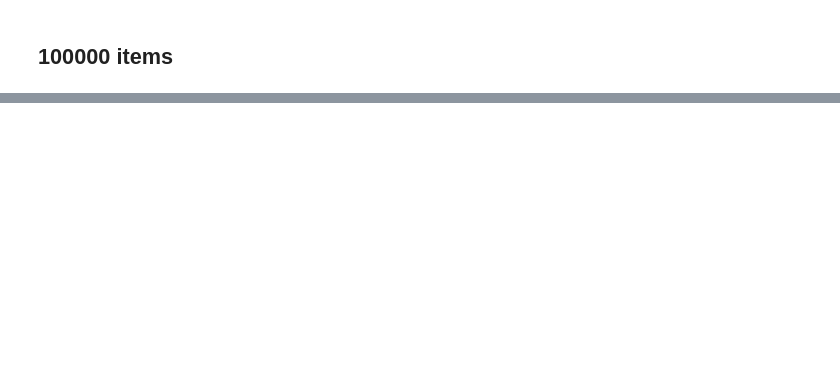
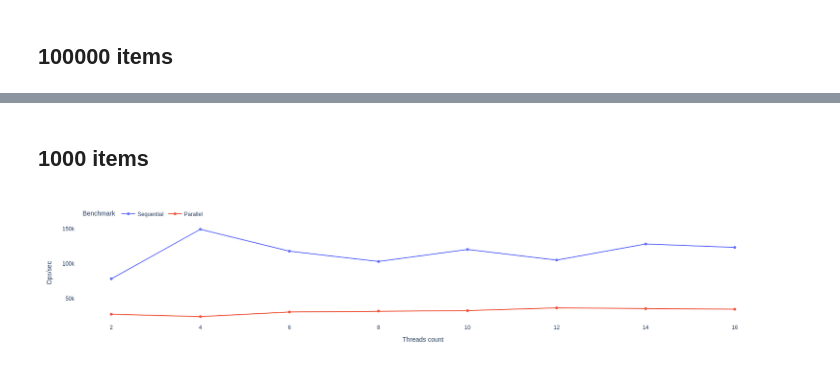
Before and after one commit to daniellas/speed-of-stream, a Jupyter notebook: jupyterlab/results_pops.ipynb, the cells around one changed output, grey strips where cells are left out. Saved outputs shown, nothing was run; the diff lists cells and outputs as text; code cells hidden in the pictures; blank space fills up the shorter version.

```diff
--- a/jupyterlab/results_pops.ipynb
+++ b/jupyterlab/results_pops.ipynb
@@ -79,0 +134,11 @@ chart
+# %%
+benchmark = 'benchmark-threads-streams-filter-sort-distinct'
+scores = load_results(
+    profile,
+    [
+        f'{benchmark}-sequential',
+        f'{benchmark}-parallel'
+    ])
+scores.loc[scores['benchmark']=='SequentialFilterSortDistinctBenchmark','benchmark'] = 'Sequential'
+scores.loc[scores['benchmark']=='ParallelFilterSortDistinctBenchmark','benchmark'] = 'Parallel'
+scores
@@ -79,0 +163,9 @@ chart
+# %% [markdown]
+## 1000 items
+# %%
+items = 1000
+chart = create_chart(scores.loc[scores['size']==items])
+write_chart(chart,profile,f'{benchmark}-{items}')
+chart
+# %% [output]
+[figure, added]
```
Also changed, not shown: parts of 13 cells of this notebook, 18 other files.
